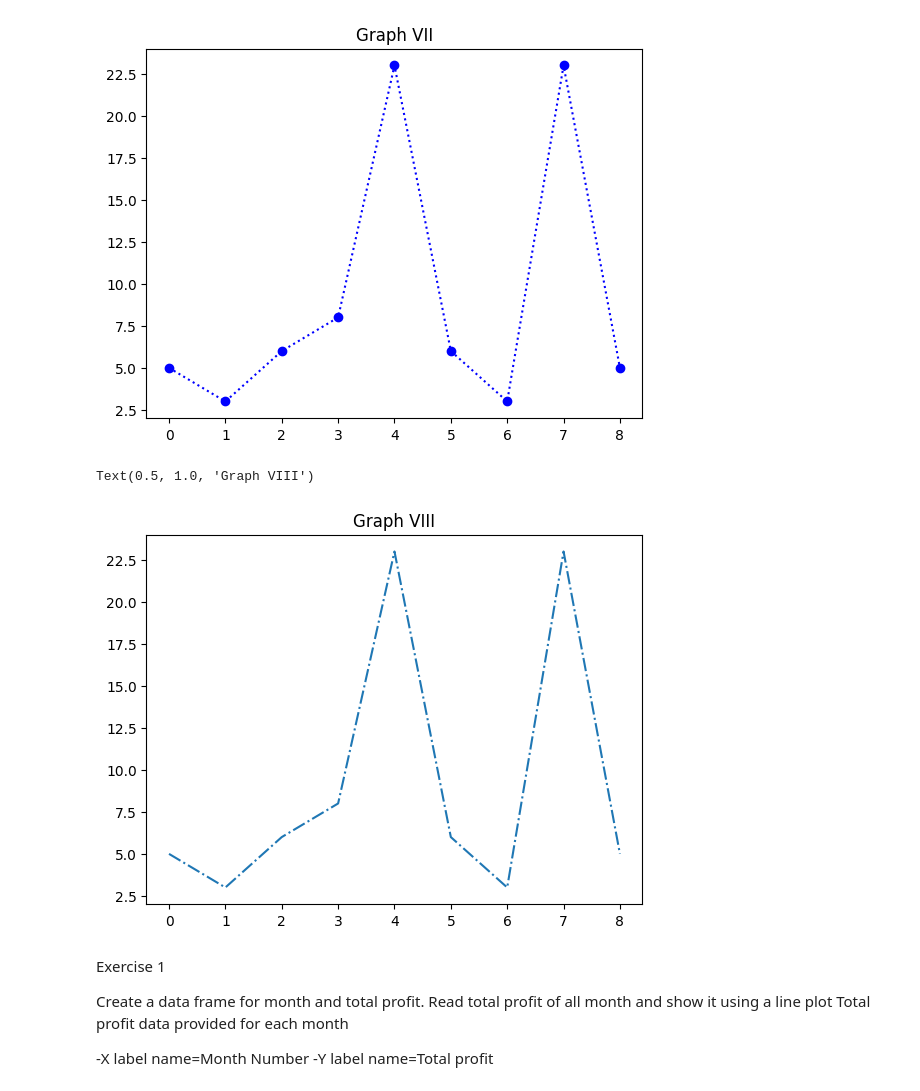
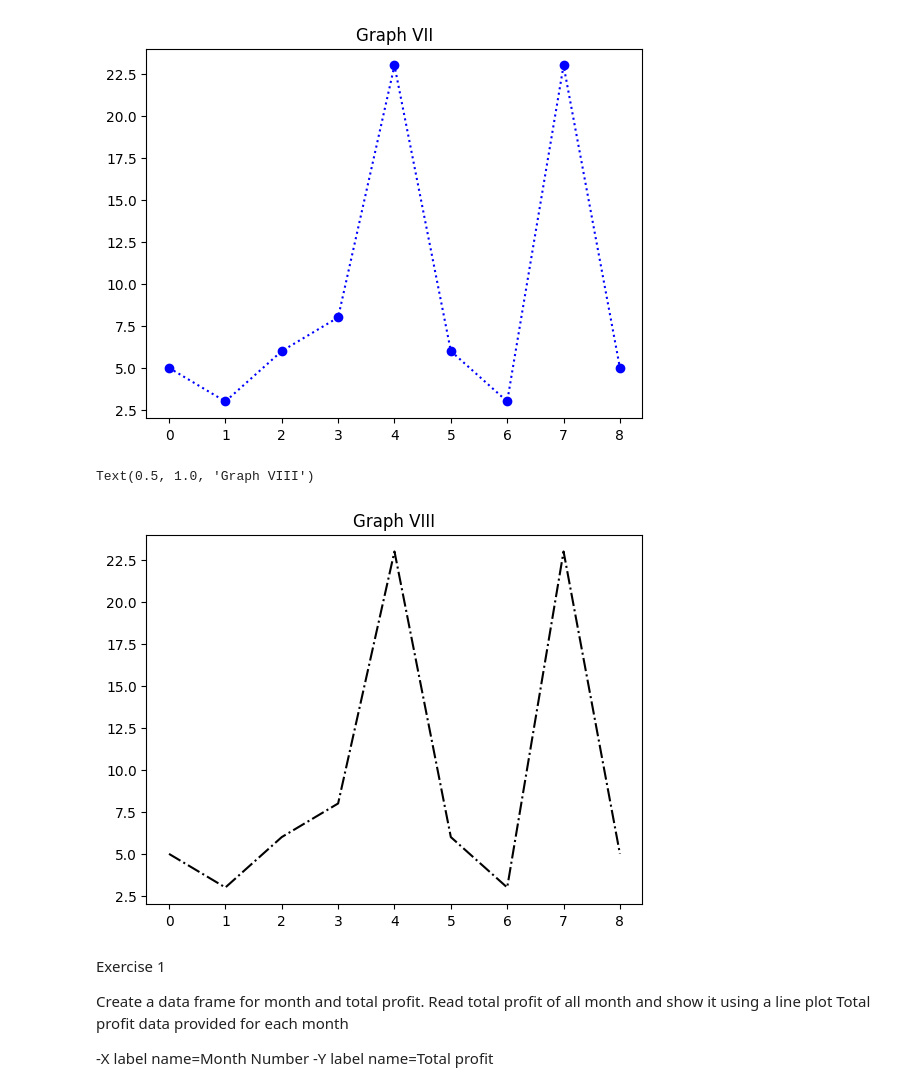
Before and after one commit to V-Adithya/DAV-Python, a Jupyter notebook: DAV Labsheet 1.ipynb, the cells around one changed output. Saved outputs shown, nothing was run; the diff lists cells and outputs as text; code cells hidden in the pictures.

```diff
--- a/DAV Labsheet 1.ipynb
+++ b/DAV Labsheet 1.ipynb
@@ -147,11 +148,11 @@ Text(0.5, 1.0, 'Graph VII')
 [figure]
 # %%
 y=np.array([5,3,6,8,23,6,3,23,5])
-plt.plot(y,'-.')
+plt.plot(y,'-.k')
 plt.title("Graph VIII")
 # %% [output]
 Text(0.5, 1.0, 'Graph VIII')
-[figure, old version]
+[figure, new version]
 # %% [markdown]
 Exercise 1
 
```
Also changed, not shown: parts of 6 cells of this notebook.
